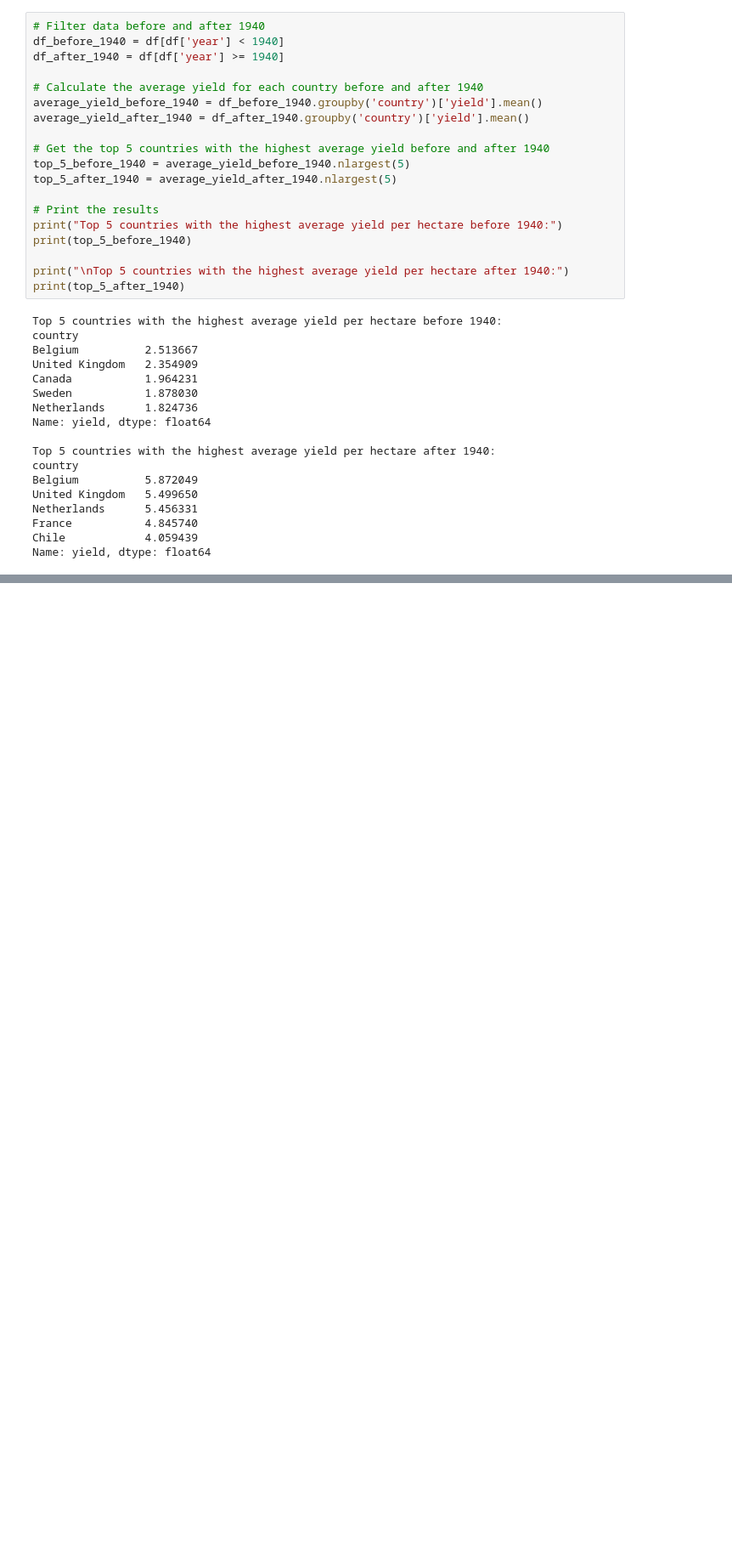
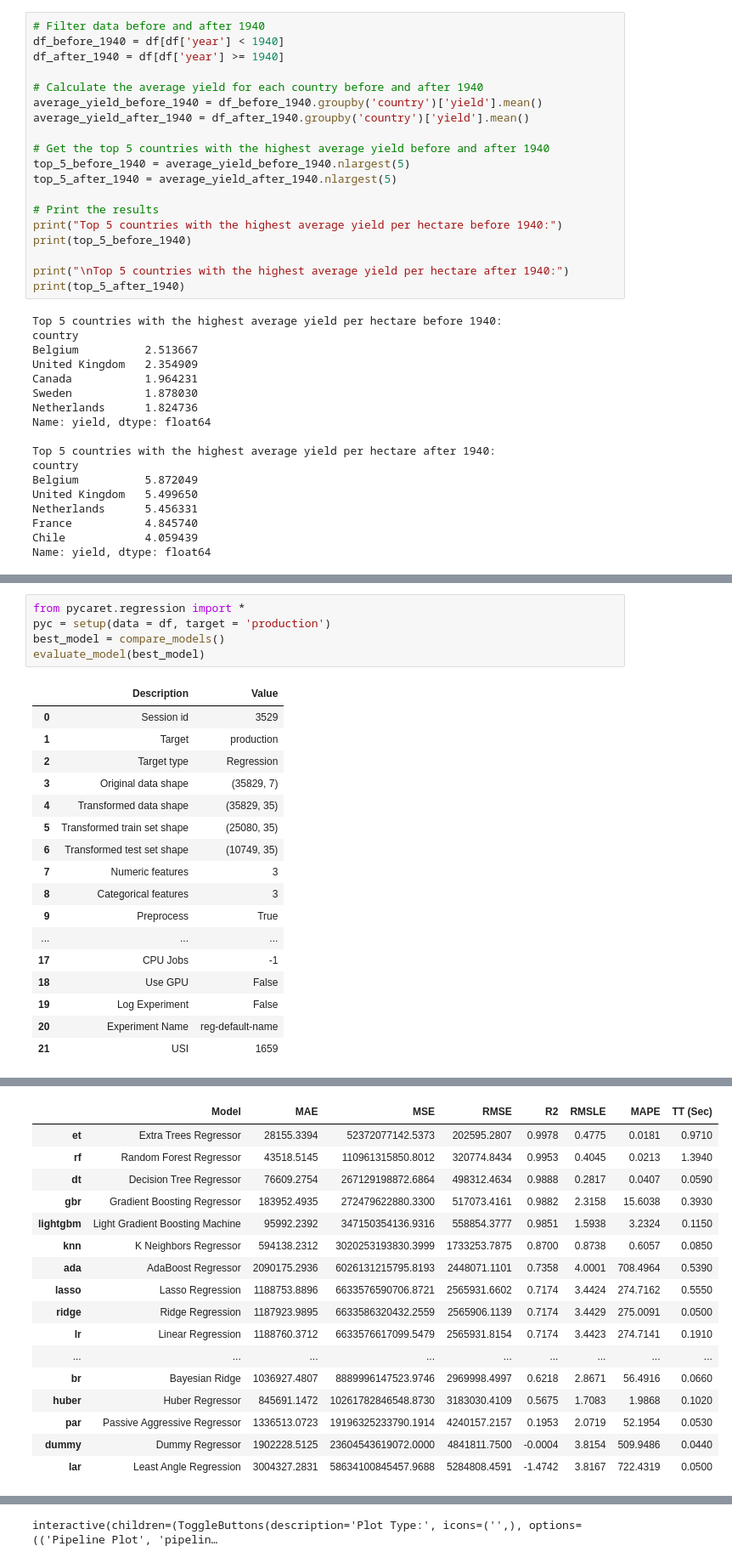
Before and after one commit to emre-ekici2/Group-2-CloudAI, a Jupyter notebook: Crops/CropsFinal.ipynb, the cells around one changed output, grey strips where cells are left out. Shown at 85% size. Saved outputs shown, nothing was run; the diff lists cells and outputs as text; blank space fills up the shorter version.

```diff
--- a/Crops/CropsFinal.ipynb
+++ b/Crops/CropsFinal.ipynb
@@ -627,0 +556,23 @@ plt.show()
+# %%
+from pycaret.regression import *
+pyc = setup(data = df, target = 'production')
+best_model = compare_models()
+evaluate_model(best_model)
+# %% [output]
+|  | Description | Value |
+| 0 | Session id | 3529 |
+| 1 | Target | production |
+| 2 | Target type | Regression |
+| 3 | Original data shape | (35829, 7) |
+| 4 | Transformed data shape | (35829, 35) |
+| 5 | Transformed train set shape | (25080, 35) |
+| 6 | Transformed test set shape | (10749, 35) |
+| 7 | Numeric features | 3 |
+| 8 | Categorical features | 3 |
+| 9 | Preprocess | True |
+| ... | ... | ... |
+| 17 | CPU Jobs | -1 |
+| 18 | Use GPU | False |
+| 19 | Log Experiment | False |
+| 20 | Experiment Name | reg-default-name |
+| 21 | USI | 1659 |
@@ -627,0 +580,17 @@ plt.show()
+|  | Model | MAE | MSE | RMSE | R2 | RMSLE | MAPE | TT (Sec) |
+| et | Extra Trees Regressor | 28155.3394 | 52372077142.5373 | 202595.2807 | 0.9978 | 0.4775 | 0.0181 | 0.9710 |
+| rf | Random Forest Regressor | 43518.5145 | 110961315850.8012 | 320774.8434 | 0.9953 | 0.4045 | 0.0213 | 1.3940 |
+| dt | Decision Tree Regressor | 76609.2754 | 267129198872.6864 | 498312.4634 | 0.9888 | 0.2817 | 0.0407 | 0.0590 |
+| gbr | Gradient Boosting Regressor | 183952.4935 | 272479622880.3300 | 517073.4161 | 0.9882 | 2.3158 | 15.6038 | 0.3930 |
+| lightgbm | Light Gradient Boosting Machine | 95992.2392 | 347150354136.9316 | 558854.3777 | 0.9851 | 1.5938 | 3.2324 | 0.1150 |
+| knn | K Neighbors Regressor | 594138.2312 | 3020253193830.3999 | 1733253.7875 | 0.8700 | 0.8738 | 0.6057 | 0.0850 |
+| ada | AdaBoost Regressor | 2090175.2936 | 6026131215795.8193 | 2448071.1101 | 0.7358 | 4.0001 | 708.4964 | 0.5390 |
+| lasso | Lasso Regression | 1188753.8896 | 6633576590706.8721 | 2565931.6602 | 0.7174 | 3.4424 | 274.7162 | 0.5550 |
+| ridge | Ridge Regression | 1187923.9895 | 6633586320432.2559 | 2565906.1139 | 0.7174 | 3.4429 | 275.0091 | 0.0500 |
+| lr | Linear Regression | 1188760.3712 | 6633576617099.5479 | 2565931.8154 | 0.7174 | 3.4423 | 274.7141 | 0.1910 |
+| ... | ... | ... | ... | ... | ... | ... | ... | ... |
+| br | Bayesian Ridge | 1036927.4807 | 8889996147523.9746 | 2969998.4997 | 0.6218 | 2.8671 | 56.4916 | 0.0660 |
+| huber | Huber Regressor | 845691.1472 | 10261782846548.8730 | 3183030.4109 | 0.5675 | 1.7083 | 1.9868 | 0.1020 |
+| par | Passive Aggressive Regressor | 1336513.0723 | 19196325233790.1914 | 4240157.2157 | 0.1953 | 2.0719 | 52.1954 | 0.0530 |
+| dummy | Dummy Regressor | 1902228.5125 | 23604543619072.0000 | 4841811.7500 | -0.0004 | 3.8154 | 509.9486 | 0.0440 |
+| lar | Least Angle Regression | 3004327.2831 | 58634100845457.9688 | 5284808.4591 | -1.4742 | 3.8167 | 722.4319 | 0.0500 |
@@ -627,0 +598 @@ plt.show()
+interactive(children=(ToggleButtons(description='Plot Type:', icons=('',), options=(('Pipeline Plot', 'pipelin…
```
Also changed, not shown: parts of 31 cells of this notebook, 5 other files.
